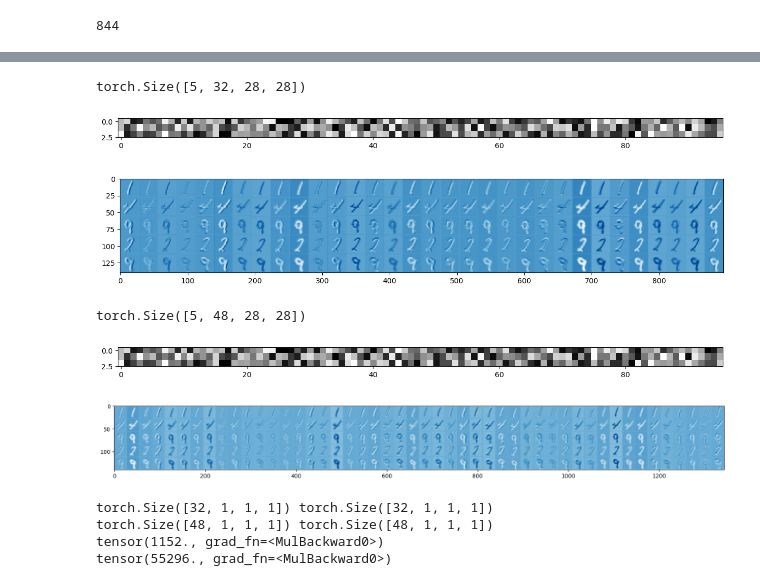
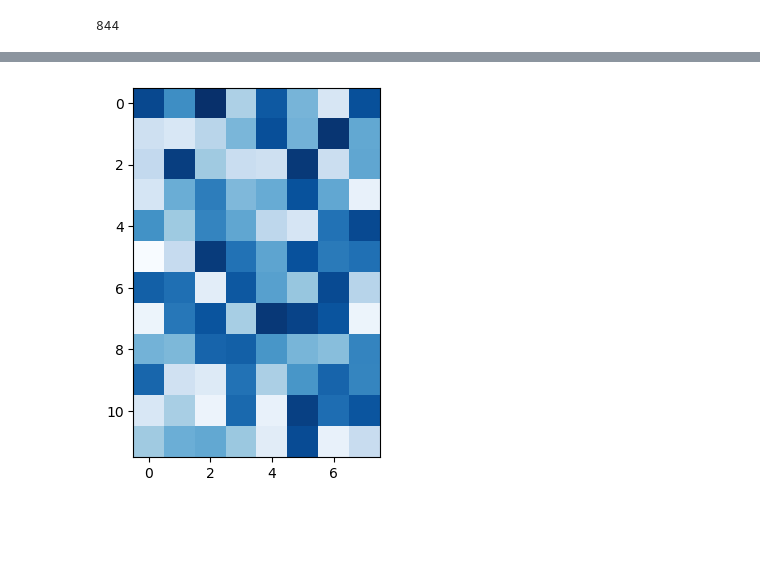
Before and after one commit to adishourya/SelfcompressingAttention, a Jupyter notebook: scratchpad/compressing/ConvolutionCompressing.ipynb, the cells around one changed output, grey strips where cells are left out. Saved outputs shown, nothing was run; the diff lists cells and outputs as text; code cells hidden in the pictures; blank space fills up the shorter version.

```diff
--- a/scratchpad/compressing/ConvolutionCompressing.ipynb
+++ b/scratchpad/compressing/ConvolutionCompressing.ipynb
@@ -100,53 +110,3 @@ class Qconv(torch.nn.Module):
         # assert self.weight.shape==W.shape
         # valid padding or should we do same.. paper does not say
         return torch.nn.functional.conv2d(x,W,padding=1)
-# %%
-# example convolution (simple unit testing...)
-#exemplar forward pass without pooling
-input_img = img[:5] # 1,28,28
-qconv_layer1 = Qconv(1,32)
-qconv_layer2 = Qconv(32,48)
-
-out1 = qconv_layer1(input_img)
-out2 = qconv_layer2(out1)
-
-print(out1.shape)
-out_plot1 = einops.rearrange(out1,"b c h w -> (b h) (c w)")
-out_plot2 = einops.rearrange(out2,"b c h w -> (b h) (c w)")
-
-plt.figure(figsize=(15,8))
-kernels1 = einops.rearrange(qconv_layer1.weight.detach(),"out_ch 1 k1 k2 -> k1 (out_ch k2)")
-plt.imshow(kernels1,cmap="gray")
-plt.show()
-plt.figure(figsize=(15,8))
-plt.imshow(out_plot1.detach(),cmap="Blues")
-plt.show()
-# %% [output]
-torch.Size([5, 32, 28, 28])
-[figure, removed]
-[figure, removed]
-# %%
-print(out2.shape)
-kernels2 = einops.rearrange(qconv_layer1.weight.detach(),"out_ch 1 k1 k2 -> k1 (out_ch k2)")
-plt.figure(figsize=(15,8))
-plt.imshow(kernels2,cmap="gray")
-plt.figure(figsize=(20,8))
-plt.imshow(out_plot2.detach(),cmap="Blues")
-plt.show()
-# %% [output]
-torch.Size([5, 48, 28, 28])
-[figure, removed]
-[figure, removed]
-# %%
-# their {exp,depth}_bits... should be 1 per out filter
-print(qconv_layer1.exp_bit.shape, qconv_layer1.depth_bit.shape)
-print(qconv_layer2.exp_bit.shape, qconv_layer2.depth_bit.shape)
-
-# active parameters (layer size)
-print(qconv_layer1.size_layer())
-print(qconv_layer2.size_layer())
-# %% [output]
-torch.Size([32, 1, 1, 1]) torch.Size([32, 1, 1, 1])
-torch.Size([48, 1, 1, 1]) torch.Size([48, 1, 1, 1])
-tensor(1152., grad_fn=<MulBackward0>)
-tensor(55296., grad_fn=<MulBackward0>)
@@ -152,0 +153,9 @@ tensor(55296., grad_fn=<MulBackward0>)
+# %%
+with torch.no_grad():
+    W1 = QlinearMLP(8,12)
+    x = torch.randn((32,8))
+    out = W1(x)
+    assert out.shape == torch.Size((32,12))
+    plt.imshow(W1.linear.weight.float(),cmap="Blues")
+# %% [output]
+[figure, added]
```
Also changed, not shown: parts of 15 cells of this notebook, 8 other files.
